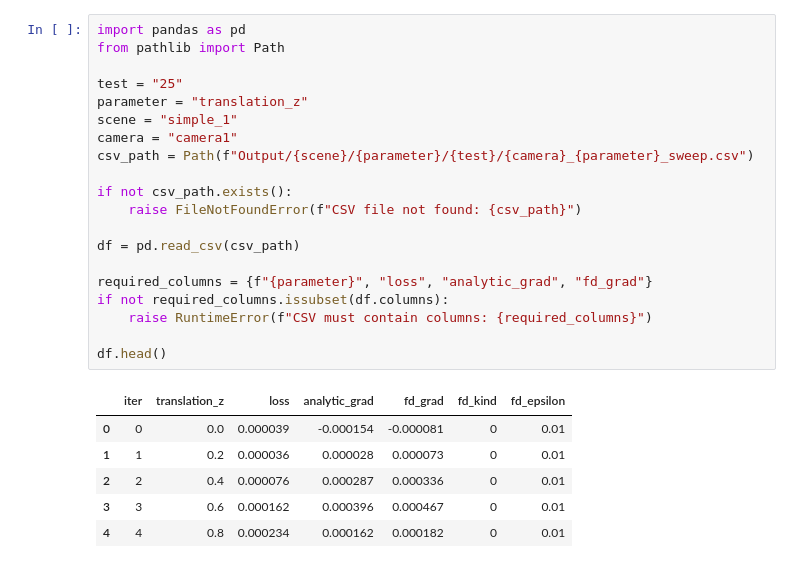
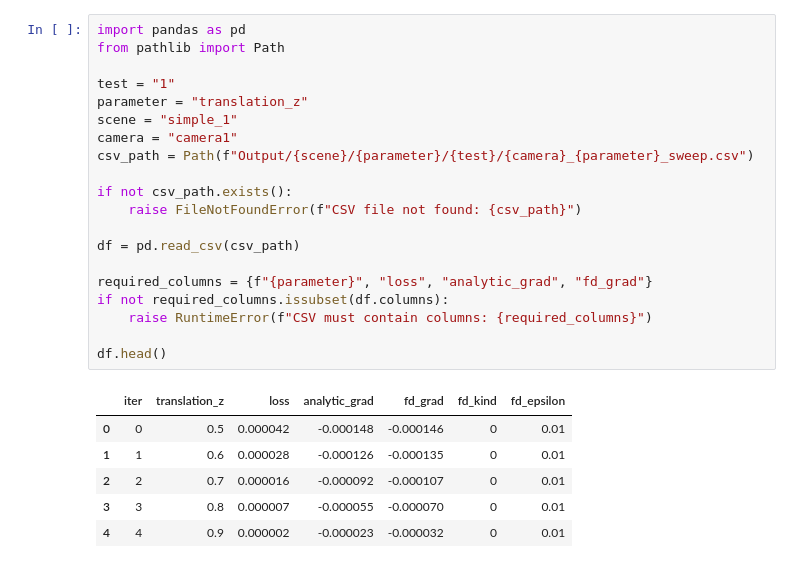
Before and after one commit to M-Gjerde/DifferentiablePointRendering, a Jupyter notebook: python/finite_difference/notebook_scatter_2.ipynb, the cells around one changed output. Cells and saved outputs as stored; diff of their text form.

```diff
--- a/python/finite_difference/notebook_scatter_2.ipynb
+++ b/python/finite_difference/notebook_scatter_2.ipynb
@@ -1,30 +1,30 @@
 # %%
 import pandas as pd
 from pathlib import Path
 
-test = "25"
+test = "1"
 parameter = "translation_z"
 scene = "simple_1"
 camera = "camera1"
 csv_path = Path(f"Output/{scene}/{parameter}/{test}/{camera}_{parameter}_sweep.csv")
 
 if not csv_path.exists():
     raise FileNotFoundError(f"CSV file not found: {csv_path}")
 
 df = pd.read_csv(csv_path)
 
 required_columns = {f"{parameter}", "loss", "analytic_grad", "fd_grad"}
 if not required_columns.issubset(df.columns):
     raise RuntimeError(f"CSV must contain columns: {required_columns}")
 
 df.head()
 # %% [output]
 |  | iter | translation_z | loss | analytic_grad | fd_grad | fd_kind | fd_epsilon |
-| 0 | 0 | 0.0 | 0.000039 | -0.000154 | -0.000081 | 0 | 0.01 |
-| 1 | 1 | 0.2 | 0.000036 | 0.000028 | 0.000073 | 0 | 0.01 |
-| 2 | 2 | 0.4 | 0.000076 | 0.000287 | 0.000336 | 0 | 0.01 |
-| 3 | 3 | 0.6 | 0.000162 | 0.000396 | 0.000467 | 0 | 0.01 |
-| 4 | 4 | 0.8 | 0.000234 | 0.000162 | 0.000182 | 0 | 0.01 |
+| 0 | 0 | 0.5 | 0.000042 | -0.000148 | -0.000146 | 0 | 0.01 |
+| 1 | 1 | 0.6 | 0.000028 | -0.000126 | -0.000135 | 0 | 0.01 |
+| 2 | 2 | 0.7 | 0.000016 | -0.000092 | -0.000107 | 0 | 0.01 |
+| 3 | 3 | 0.8 | 0.000007 | -0.000055 | -0.000070 | 0 | 0.01 |
+| 4 | 4 | 0.9 | 0.000002 | -0.000023 | -0.000032 | 0 | 0.01 |
 # %%
 import matplotlib.pyplot as plt
 
```
Also changed, not shown: parts of 5 cells of this notebook, 8 other files.
